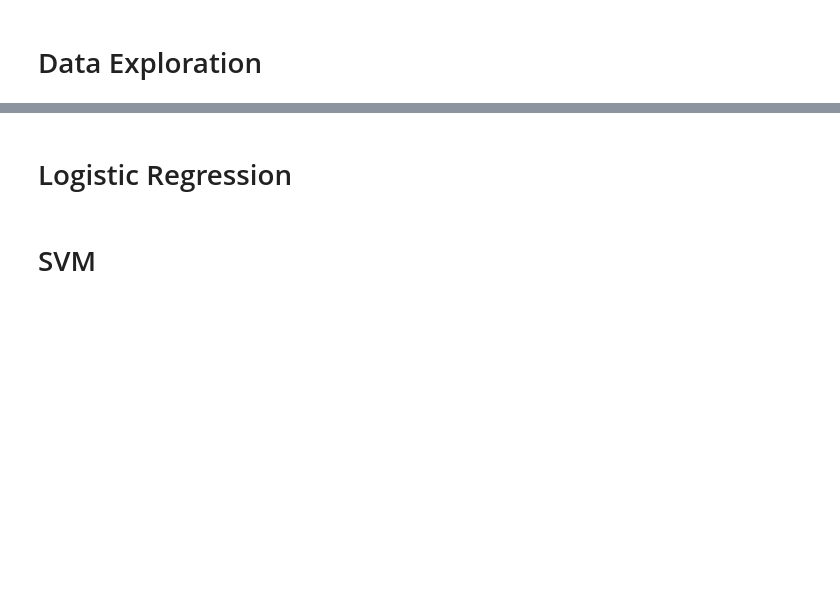
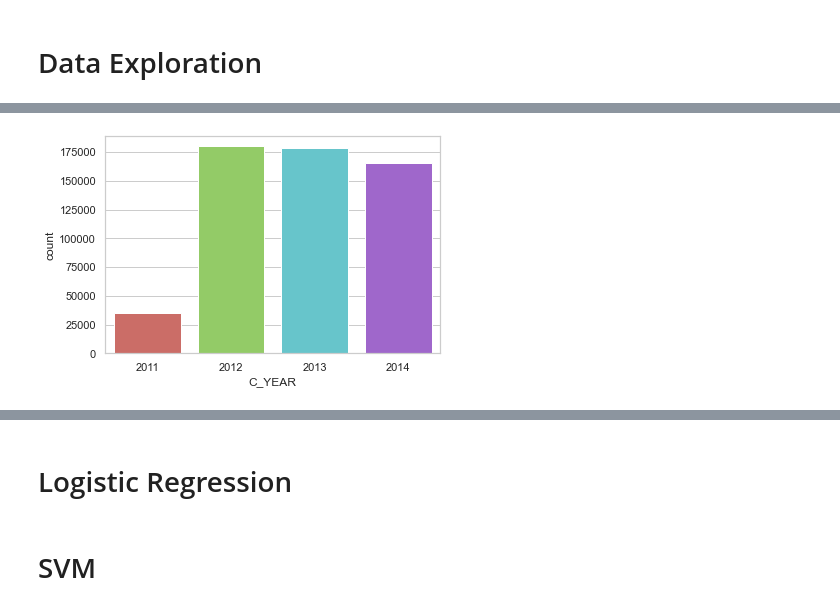
Before and after one commit to cocassel/car-accidents, a Jupyter notebook: car-accidents.ipynb, the cells around one changed output, grey strips where cells are left out. Cells and saved outputs as stored; diff of their text form; code cells hidden in the pictures; blank space fills up the shorter version.

```diff
--- a/car-accidents.ipynb
+++ b/car-accidents.ipynb
@@ -249,0 +273,5 @@ plt.show()
+# %%
+sns.countplot(x='C_YEAR', data=data, palette='hls')
+plt.show()
+# %% [output]
+[figure, added]
```
Also changed, not shown: parts of 56 cells of this notebook, 1 other file.
